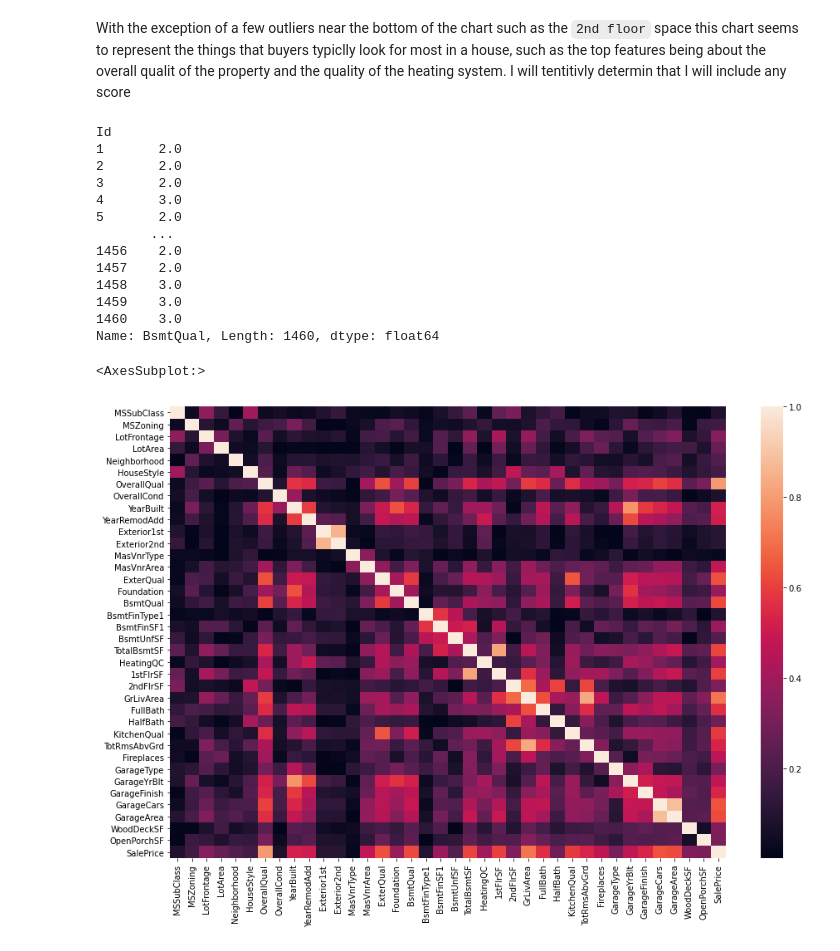
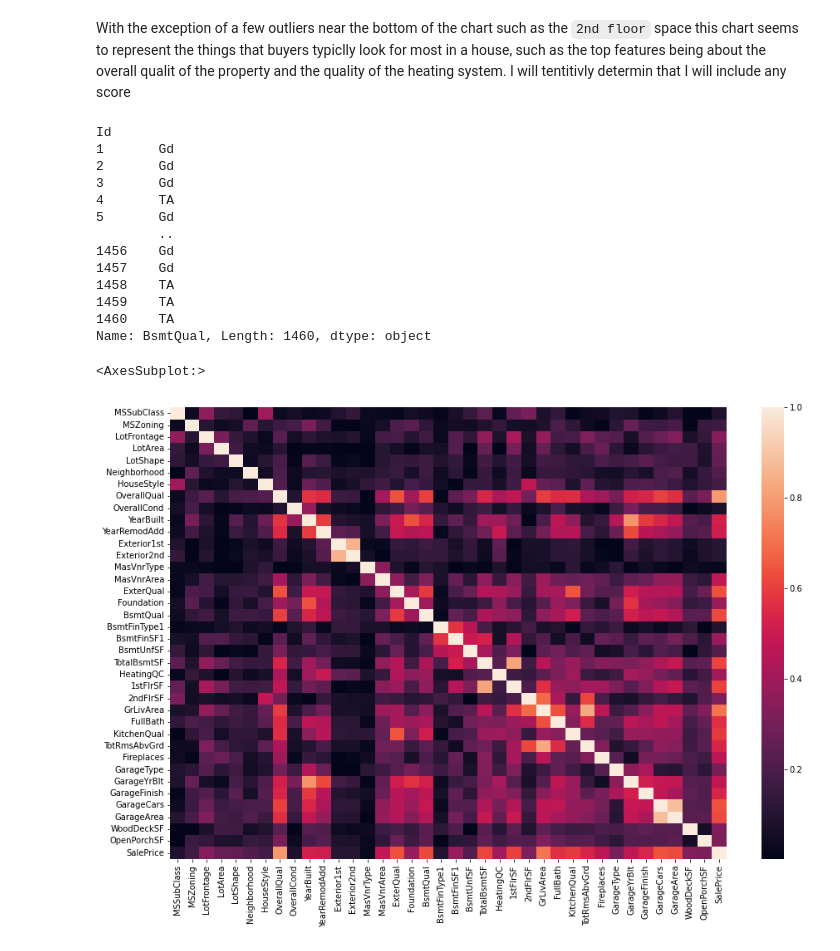
Before and after one commit to bhollands/Iowa-house-prices-advanced-regression, a Jupyter notebook: EDA.ipynb, the cells around one changed output. Cells and saved outputs as stored; diff of their text form; code cells hidden in the pictures.

```diff
--- a/EDA.ipynb
+++ b/EDA.ipynb
@@ -9,7 +12,7 @@ from tensorflow import keras
 # %%
-data_location = 'Data\\train.csv'
+data_location = 'Data/train.csv'
 train = pd.read_csv(data_location, index_col = 'Id')
-test = pd.read_csv('Data\\test.csv', index_col = 'Id')
+test = pd.read_csv('Data/train.csv', index_col = 'Id')
 train
 # %% [output]
 |  | MSSubClass | MSZoning | LotFrontage | LotArea | Street | Alley | LotShape | LandContour | Utilities | ... |
@@ -108,7 +111,9 @@ encoder = OrdinalEncoder()
 s = (train_drop.dtypes == 'object')
 object_cols = list(s[s].index)
 
-train_drop[object_cols] = encoder.fit_transform(train_drop[object_cols])
+train_corr = train_drop.copy()
+
+train_corr[object_cols] = encoder.fit_transform(train_drop[object_cols])
 
 # train_encoded.index = train_drop.index
 # train_encoded.index.name = 'Id'
@@ -116,21 +121,21 @@ train_drop[object_cols] = encoder.fit_transform(train_drop[object_cols])
 train_drop['BsmtQual']
 # %% [output]
 Id
-1       2.0
-2       2.0
-3       2.0
-4       3.0
-5       2.0
-       ...
-1456    2.0
-1457    2.0
-1458    3.0
-1459    3.0
-1460    3.0
-Name: BsmtQual, Length: 1460, dtype: float64
+1       Gd
+2       Gd
+3       Gd
+4       TA
+5       Gd
+        ..
+1456    Gd
+1457    Gd
+1458    TA
+1459    TA
+1460    TA
+Name: BsmtQual, Length: 1460, dtype: object
 # %%
 plt.figure(figsize = (15,10))
-sns.heatmap(abs(train_drop.corr()))
+sns.heatmap(abs(train_corr.corr()))
 # %% [output]
 <AxesSubplot:>
-[figure, old version]
+[figure, new version]
```
Also changed, not shown: parts of 16 cells of this notebook.
